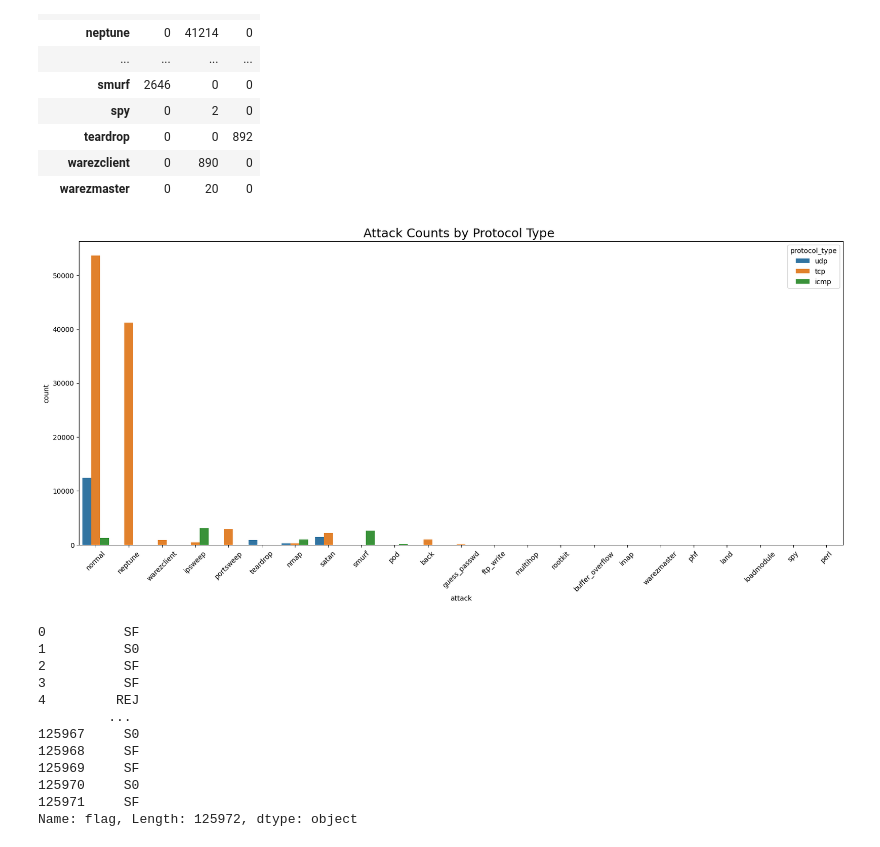
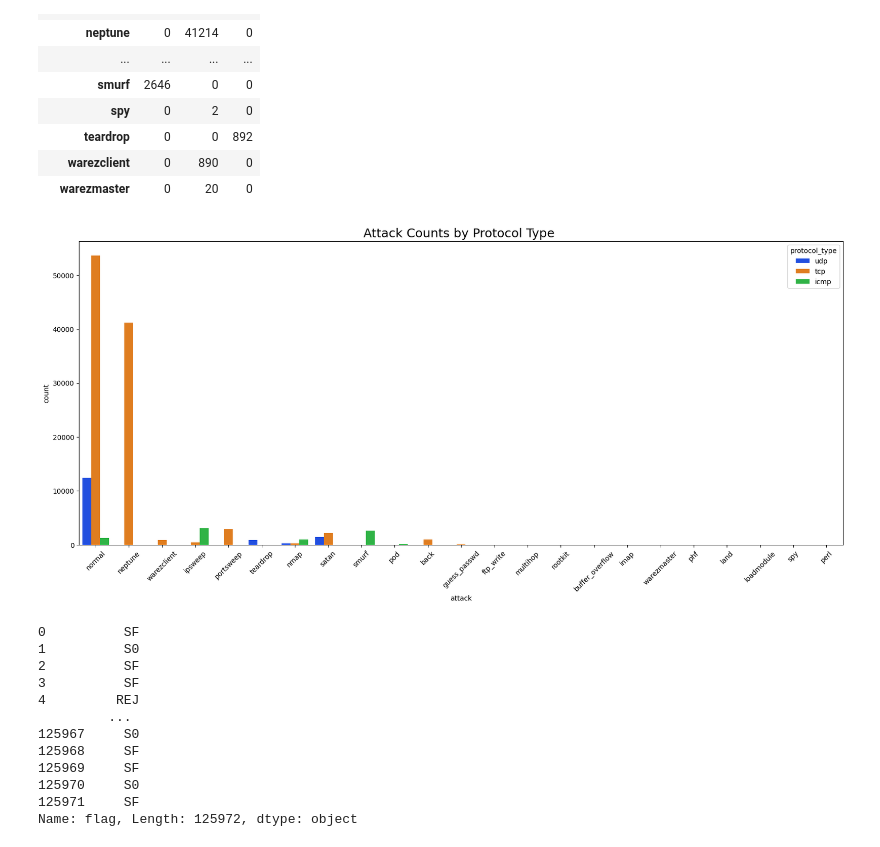
Before and after one commit to lamvwl/jupyterlite, a Jupyter notebook: IDS-NSL-KDD-RandomForest.ipynb, the cells around one changed output. Saved outputs shown, nothing was run; the diff lists cells and outputs as text; code cells hidden in the pictures.

Commit message:
Updated color palette

```diff
--- a/IDS-NSL-KDD-RandomForest.ipynb
+++ b/IDS-NSL-KDD-RandomForest.ipynb
@@ -116,25 +116,25 @@ attack_vs_protocol
 # %%
 import seaborn as sb
 
 mplot.figure(figsize=(20,8))
 
 #All Data
-sb.countplot(x='attack',data=dt,hue='protocol_type')
+sb.countplot(x='attack',data=dt,hue='protocol_type',palette='bright')
 
 #Excluding 'normal'
 dt_normal_filtered = dt[dt['attack']!='normal']
 # sb.countplot(x='attack',data=dt_normal_filtered,hue='protocol_type')
 
 #Excluding 'normal' and 'neptune'
 categories_to_exclude=['normal','neptune']
 df_filtered_multiple = dt[~dt['attack'].isin(categories_to_exclude)]
-# sb.countplot(x='attack',data=df_filtered_multiple,hue='protocol_type',palette='pastel')
+# sb.countplot(x='attack',data=df_filtered_multiple,hue='protocol_type',palette='bright')
 
 mplot.xticks(rotation=45)
 mplot.title('Attack Counts by Protocol Type ',fontdict={'fontsize':18})
 mplot.show()
 # %% [output]
-[figure, old version]
+[figure, new version]
 # %%
 import pandas as pd
 
```
